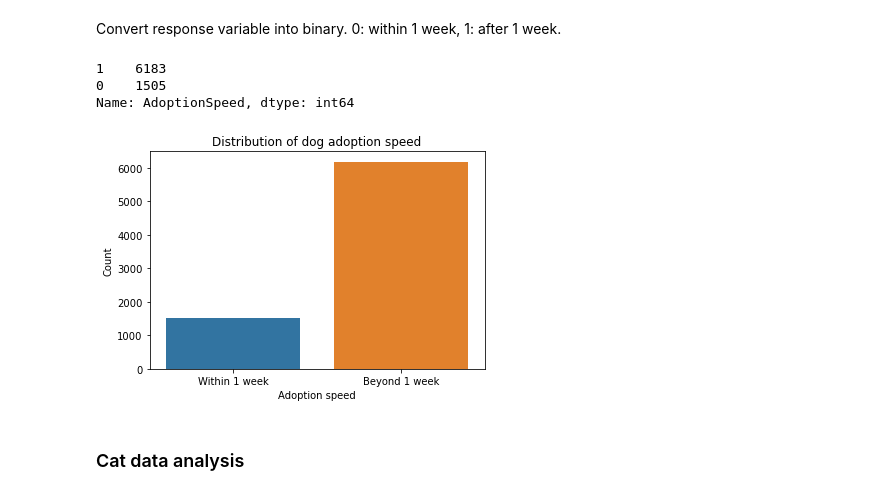
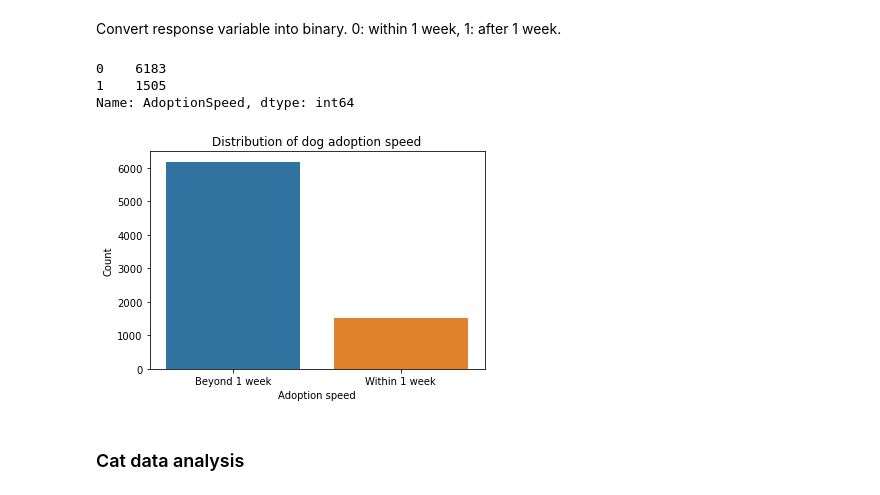
Before and after one commit to simonatso/pet-adoption, a Jupyter notebook: Data Wrangling.ipynb, the cells around one changed output. Cells and saved outputs as stored; diff of their text form; code cells hidden in the pictures.

Commit message:
Swapped 0 and 1 label for adoption speed

```diff
--- a/Data Wrangling.ipynb
+++ b/Data Wrangling.ipynb
@@ -943,22 +943,22 @@ plt.show()
 # %% [markdown]
 Convert response variable into binary. 0: within 1 week, 1: after 1 week.
 # %%
-dogData.AdoptionSpeed = np.where((dogData.AdoptionSpeed == 0) | (dogData.AdoptionSpeed == 1), 0, 1)
+dogData.AdoptionSpeed = np.where((dogData.AdoptionSpeed == 0) | (dogData.AdoptionSpeed == 1), 1, 0)
 # %%
 dogData.AdoptionSpeed.value_counts()
 # %% [output]
-1    6183
-0    1505
+0    6183
+1    1505
 Name: AdoptionSpeed, dtype: int64
 # %%
 ax = sns.barplot(x = 'AdoptionSpeed', y = 'PetID', data=dogData.groupby(['AdoptionSpeed']).count().reset_index())
-plt.xticks(np.arange(0,2), ['Within 1 week', 'Beyond 1 week'])
+plt.xticks(np.arange(0,2), ['Beyond 1 week', 'Within 1 week'])
 plt.ylabel('Count')
 plt.title('Distribution of dog adoption speed')
 plt.xlabel('Adoption speed')
 plt.show()
 # %% [output]
-[figure, old version]
+[figure, new version]
 # %% [markdown]
 ### Cat data analysis
 # %%
```
Also changed, not shown: parts of 7 cells of this notebook, 3 other files.
